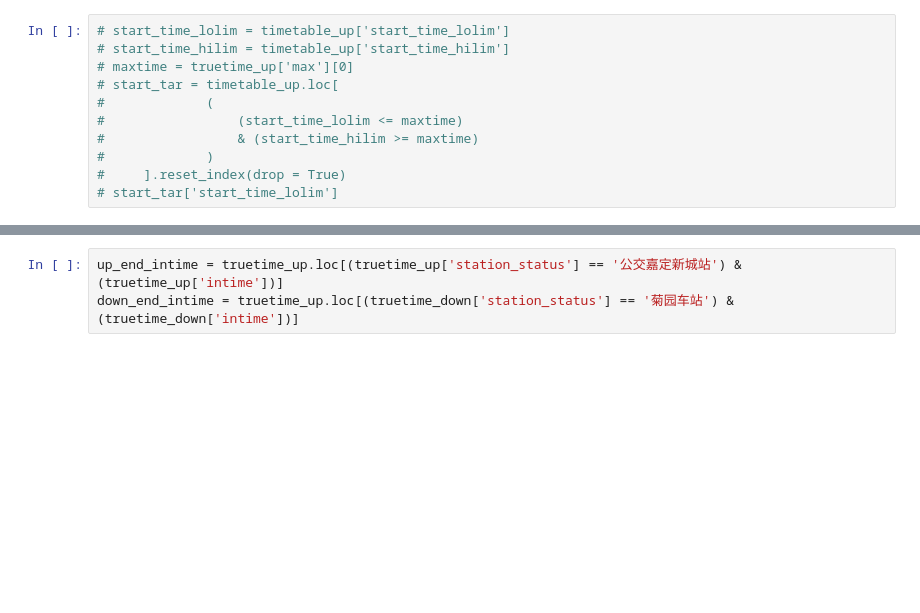
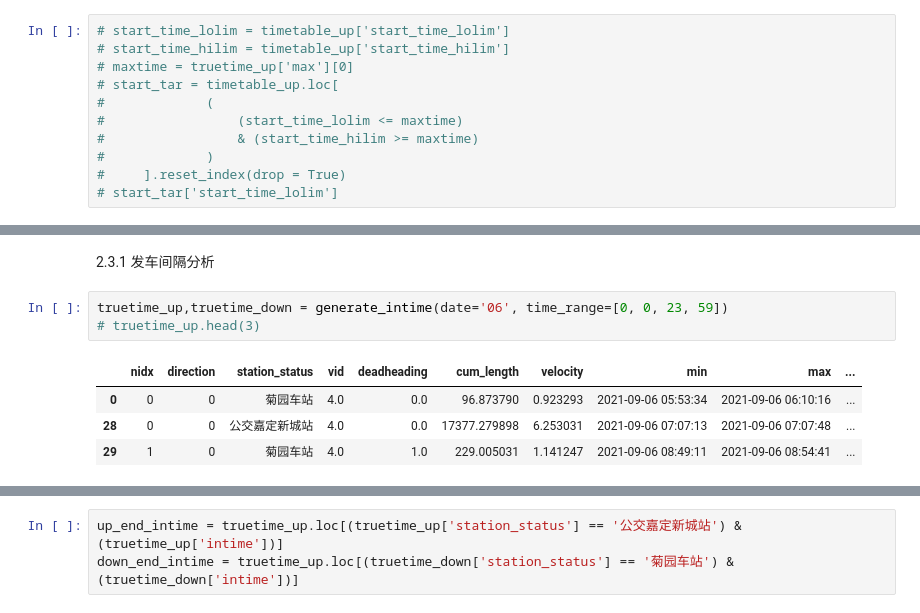
Before and after one commit to Eightina/Tranportation-Statistics-Course-Design, a Jupyter notebook: analysis.ipynb, the cells around one changed output, grey strips where cells are left out. Drawn from its saved outputs; the diff is of its cells as text; blank space fills up the shorter version.

```diff
--- a/analysis.ipynb
+++ b/analysis.ipynb
@@ -195,0 +570,10 @@ print(down_start_intime.intime.sum()/len(truetime_down.loc[truetime_down['statio
+# %% [markdown]
+2.3.1  发车间隔分析
+# %%
+truetime_up,truetime_down = generate_intime(date='06', time_range=[0, 0, 23, 59])
+# truetime_up.head(3)
+# %% [output]
+|  | nidx | direction | station_status | vid | deadheading | cum_length | velocity | min | max | ... |
+| 0 | 0 | 0 | 菊园车站 | 4.0 | 0.0 | 96.873790 | 0.923293 | 2021-09-06 05:53:34 | 2021-09-06 06:10:16 | ... |
+| 28 | 0 | 0 | 公交嘉定新城站 | 4.0 | 0.0 | 17377.279898 | 6.253031 | 2021-09-06 07:07:13 | 2021-09-06 07:07:48 | ... |
+| 29 | 1 | 0 | 菊园车站 | 4.0 | 1.0 | 229.005031 | 1.141247 | 2021-09-06 08:49:11 | 2021-09-06 08:54:41 | ... |
```
Also changed, not shown: parts of 34 cells of this notebook, 4 other files.
